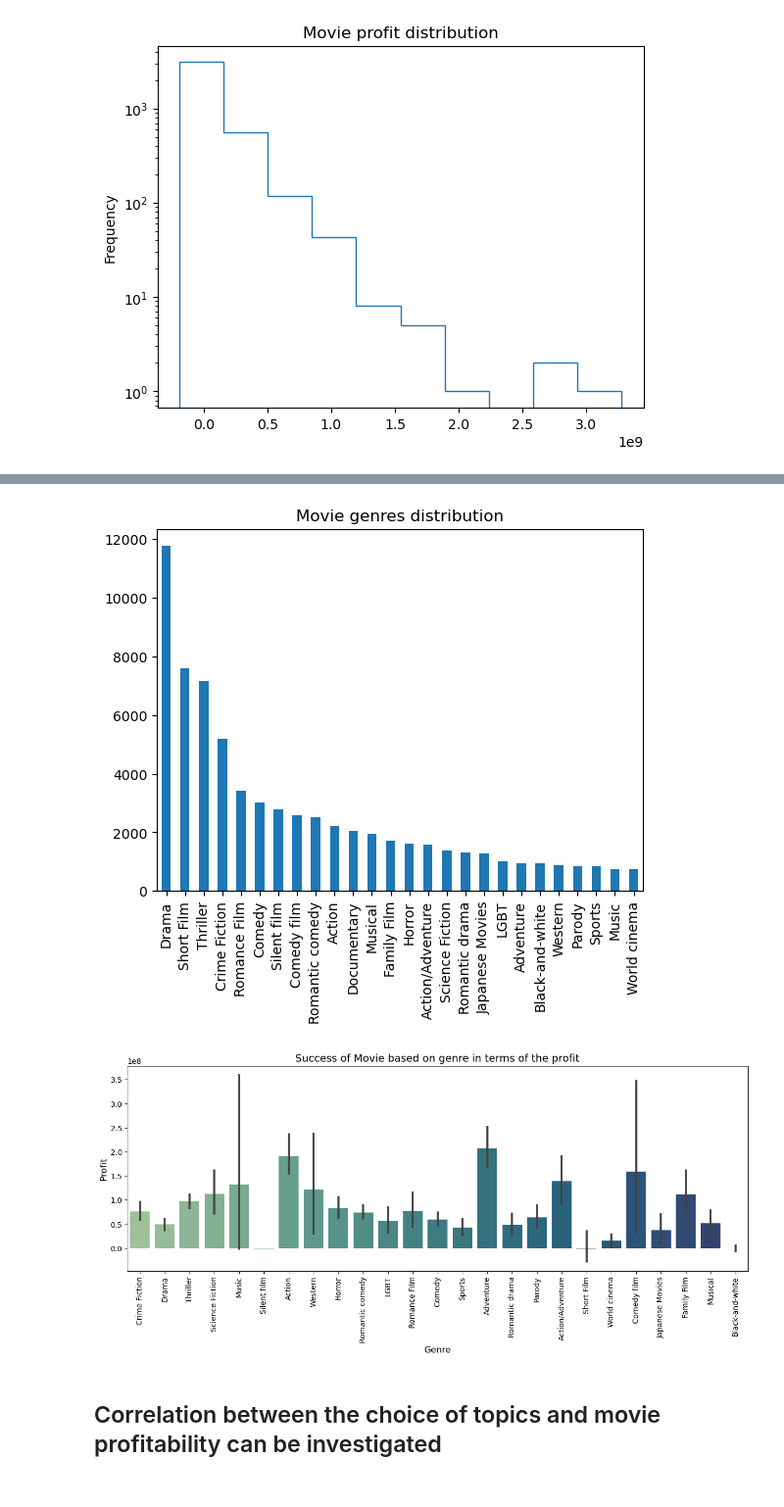
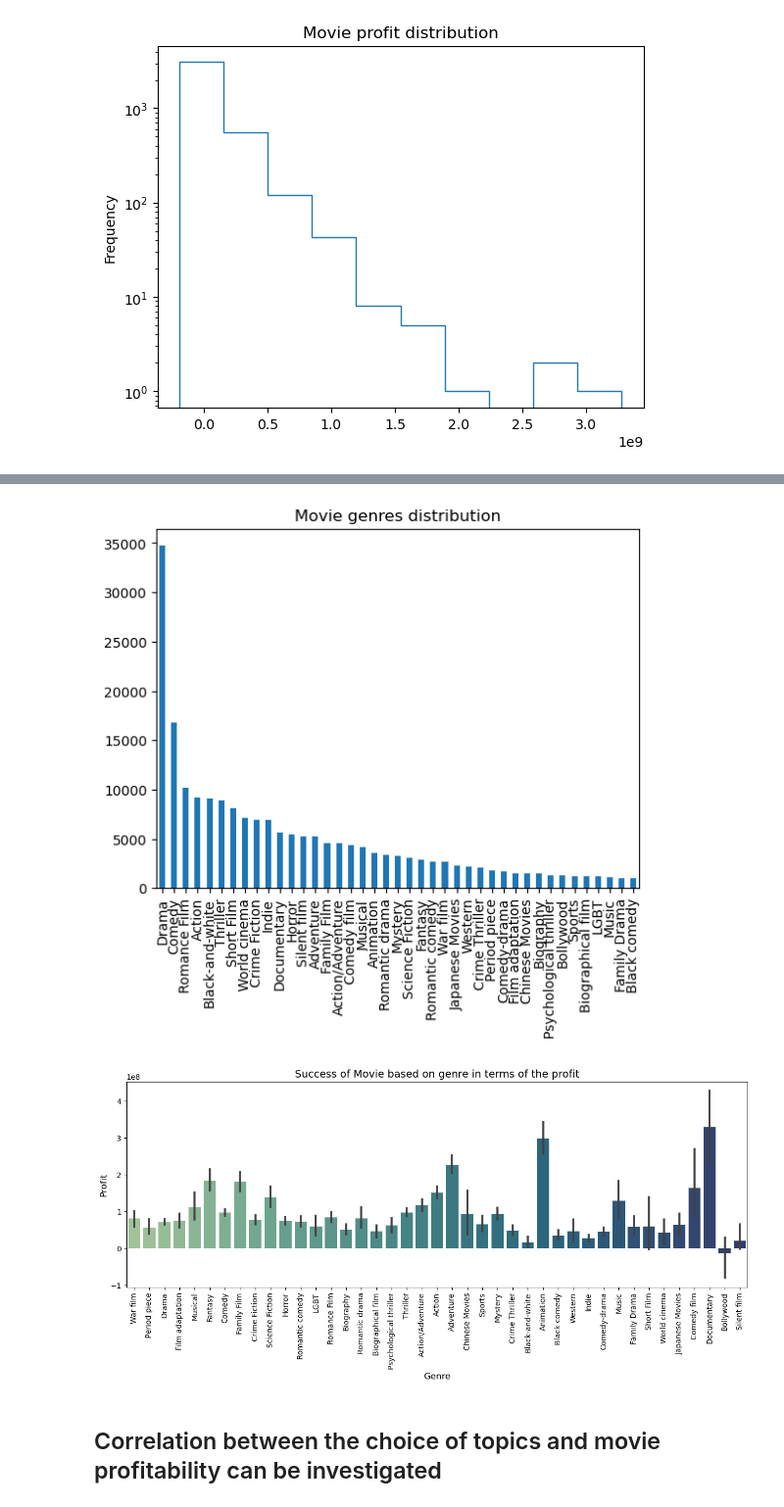
Before and after one commit to epfl-ada/ada-2022-project-theadaholics, a Jupyter notebook: main.ipynb, the cells around one changed output, grey strips where cells are left out. Shown at 98% size. Saved outputs shown, nothing was run; the diff lists cells and outputs as text; code cells hidden in the pictures.

```diff
--- a/main.ipynb
+++ b/main.ipynb
@@ -823,0 +926,8 @@ df_all = movie_feature_with_budget_and_wikipedia_pageviews
+# %%
+df_all_expanded = df_all.copy()
+# %%
+df_all_expanded = df_all_expanded.explode('genre')
+df_all_expanded = df_all_expanded.explode('languages')
+df_all_expanded = df_all_expanded.explode('countries')
+df_all_expanded = df_all_expanded.explode('directors')
+df_all_expanded = df_all_expanded.explode('writers')
@@ -1195,23 +1310,25 @@ df_genre = df_all[df_all['genre1'] != '']
+# %%
+df_genre = df_director = df_all_expanded.dropna(how='all', subset=['genre']).drop_duplicates(['name', 'release_year', 'genre'])
 # %%
-genres = df_genre['genre1'].value_counts()
+genres = df_genre['genre'].value_counts()
 # %%
-genres[genres > 700].plot(kind='bar', title='Movie genres distribution');
+genres[genres > 1000].plot(kind='bar', title='Movie genres distribution');
 # %% [output]
-[figure, old version]
+[figure, new version]
 # %%
 plt.figure(figsize=(15,5));
 ax = sns.barplot(
-    x="genre1",
+    x="genre",
     y="profit_modified",
-    data=df_genre[df_genre['profit_modified'].notna() & df_genre['genre1'].isin(genres[genres > 700].index.to_list())],
+    data=df_genre[df_genre['profit_modified'].notna() & df_genre['genre'].isin(genres[genres > 1000].index.to_list())],
     palette='crest'
 )
 plt.xlabel('Genre', fontsize=12)
 plt.ylabel('Profit', fontsize=12)
 plt.title('Success of Movie based on genre in terms of the profit', fontsize=14)
 _ = plt.xticks(rotation=90)
 # %% [output]
-[figure, old version]
+[figure, new version]
 # %% [markdown]
 ## Correlation between the choice of topics and movie profitability can be investigated
 # %%
```
Also changed, not shown: parts of 116 cells of this notebook.
